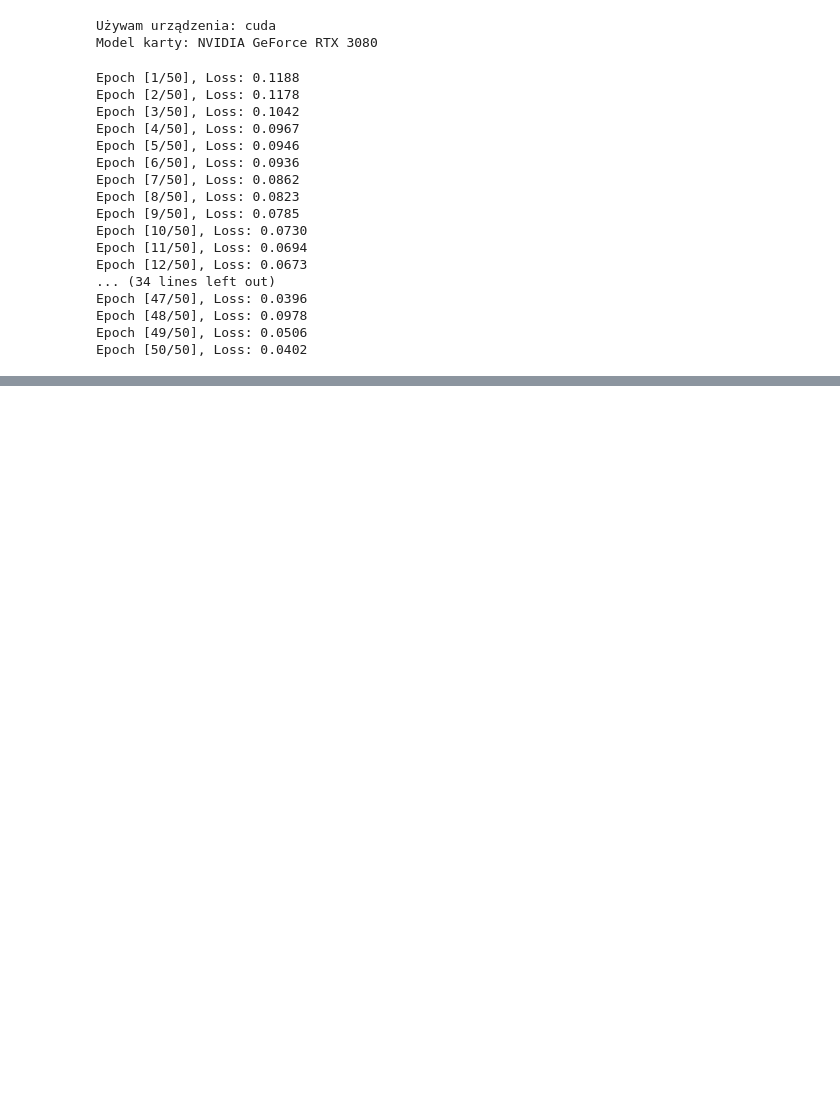
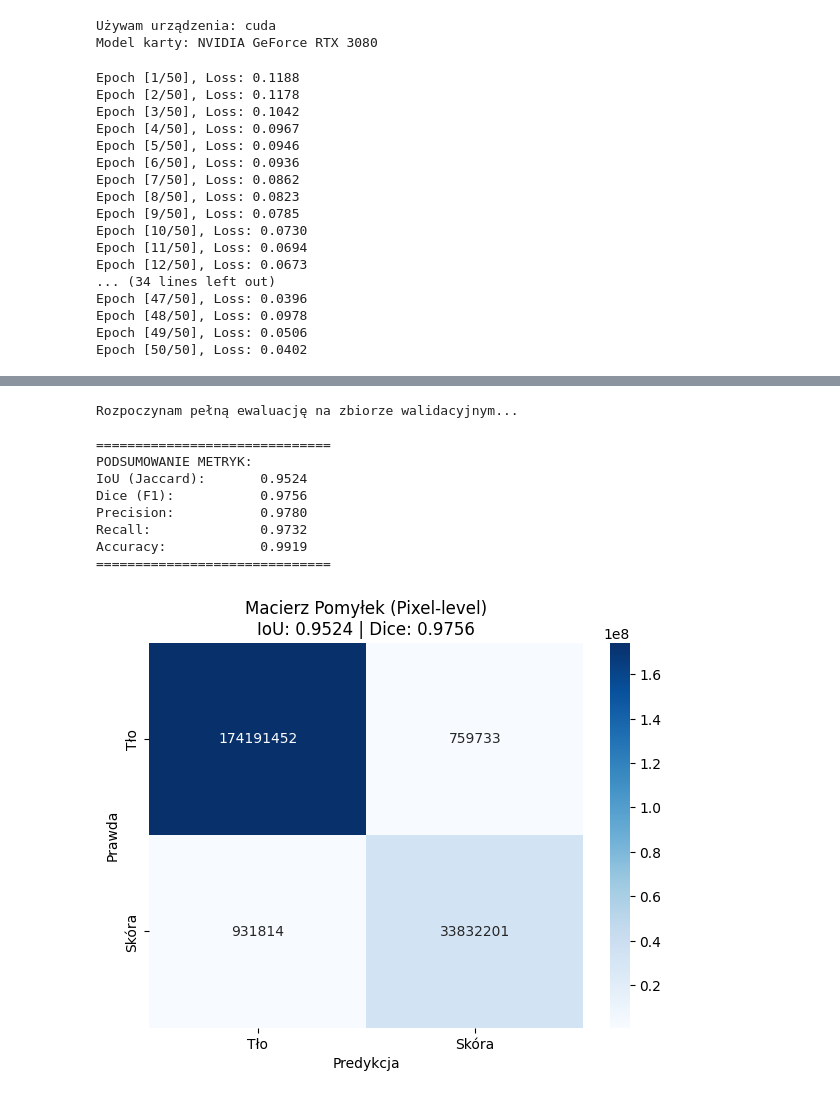
Before and after one commit to Bigajka/WizjaKomputerowa-Segmentacja-Skory, a Jupyter notebook: u_net/training.ipynb, the cells around one changed output, grey strips where cells are left out. Drawn from its saved outputs; the diff is of its cells as text; code cells hidden in the pictures; blank space fills up the shorter version.

```diff
--- a/u_net/training.ipynb
+++ b/u_net/training.ipynb
@@ -163,0 +185,77 @@ Bieżące IoU dla klasy Skóra: 0.8714
+# %%
+import numpy as np
+import torch
+import matplotlib.pyplot as plt
+import seaborn as sns
+
+def evaluate_full_metrics(model, loader, device):
+    model.eval()
+
+    # Liczniki pikseli
+    tp, fp, tn, fn = 0, 0, 0, 0
+
+    print("Rozpoczynam pełną ewaluację na zbiorze walidacyjnym...")
+
+    with torch.no_grad():
+        for images, masks in loader:
+            images = images.to(device)
+            masks = masks.to(device).int()
+
+            outputs = model(images)
+            # 1. Squeeze(1) usuwa wymiar kanału, aby preds miało [B, 512, 512] tak jak masks
+            preds = (torch.sigmoid(outputs) > 0.5).int().squeeze(1)
+
+            # 2. Upewnienie się, że maski są binarne (0 i 1)
+            masks = (masks > 0).int()
+
+            # Obliczenia logiczne bezpośrednio na GPU (szybkie)
+            tp += ((preds == 1) & (masks == 1)).sum().item()
+            fp += ((preds == 1) & (masks == 0)).sum().item()
+            tn += ((preds == 0) & (masks == 0)).sum().item()
+            fn += ((preds == 0) & (masks == 1)).sum().item()
+
+    # Mała stała, aby uniknąć dzielenia przez zero
+    epsilon = 1e-7
+
+    # Obliczanie metryk
+    iou = tp / (tp + fp + fn + epsilon)
+    dice = (2 * tp) / (2 * tp + fp + fn + epsilon)
+    precision = tp / (tp + fp + epsilon)
+    recall = tp / (tp + fn + epsilon)
+    accuracy = (tp + tn) / (tp + tn + fp + fn + epsilon)
+
+    print("\n" + "="*30)
+    print(f"PODSUMOWANIE METRYK:")
+    print(f"{'IoU (Jaccard):':<20} {iou:.4f}")
+    print(f"{'Dice (F1):':<20} {dice:.4f}")
+    print(f"{'Precision:':<20} {precision:.4f}")
+    print(f"{'Recall:':<20} {recall:.4f}")
+    print(f"{'Accuracy:':<20} {accuracy:.4f}")
+    print("="*30)
+
+    # Wyświetlenie macierzy pomyłek
+    cm = np.array([[tn, fp], [fn, tp]])
+    plt.figure(figsize=(7, 5))
+    sns.heatmap(cm, annot=True, fmt='d', cmap='Blues',
+                xticklabels=['Tło', 'Skóra'], yticklabels=['Tło', 'Skóra'])
+    plt.title(f"Macierz Pomyłek (Pixel-level)\nIoU: {iou:.4f} | Dice: {dice:.4f}")
+    plt.ylabel('Prawda')
+    plt.xlabel('Predykcja')
+    plt.show()
+
+    return {"iou": iou, "dice": dice, "precision": precision, "recall": recall}
+
+# Uruchomienie
+results = evaluate_full_metrics(model, val_loader, DEVICE)
+# %% [output]
+Rozpoczynam pełną ewaluację na zbiorze walidacyjnym...
+
+==============================
+PODSUMOWANIE METRYK:
+IoU (Jaccard):       0.9524
+Dice (F1):           0.9756
+Precision:           0.9780
+Recall:              0.9732
+Accuracy:            0.9919
+==============================
+[figure, added]
```
Also changed, not shown: parts of 4 cells of this notebook, 8 other files.
